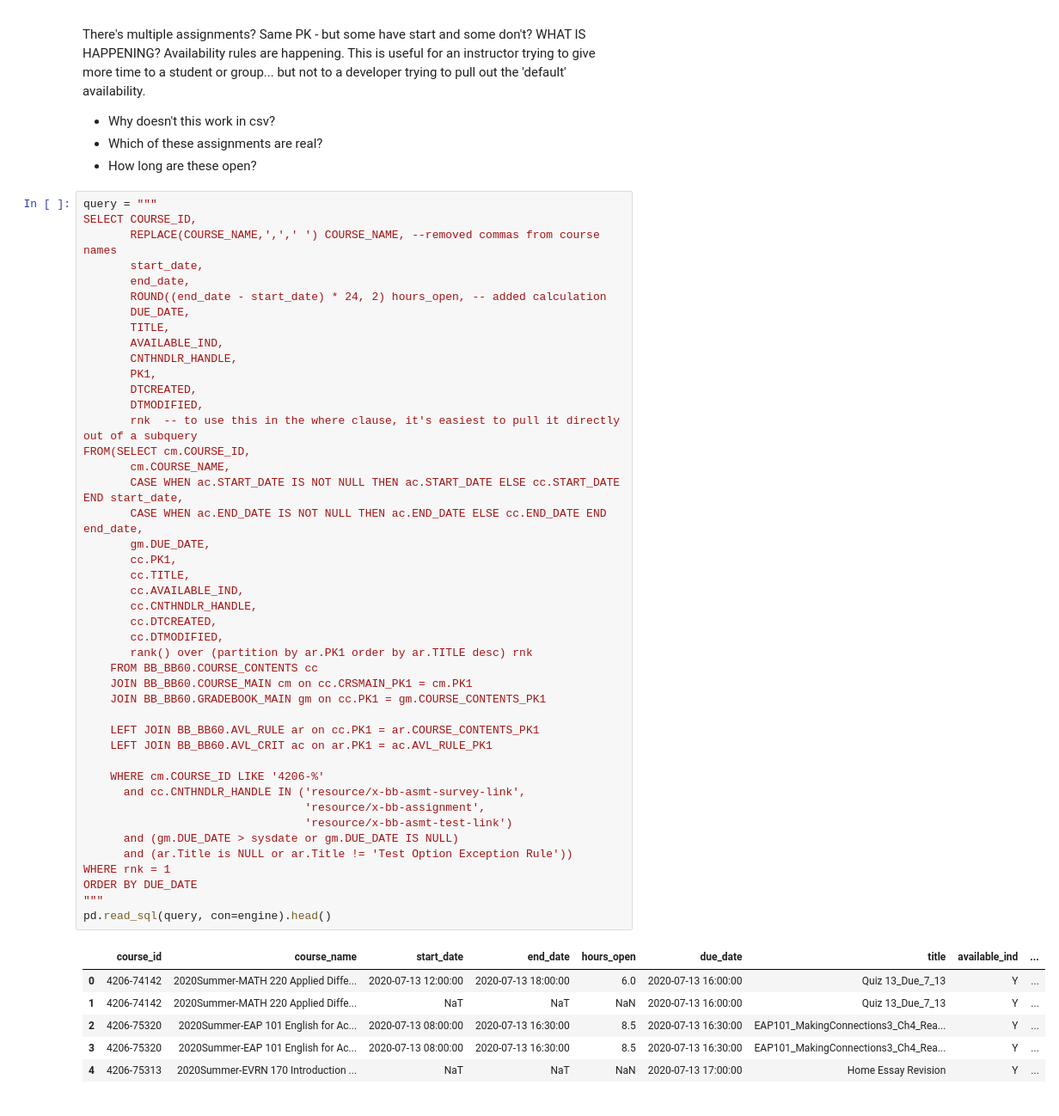
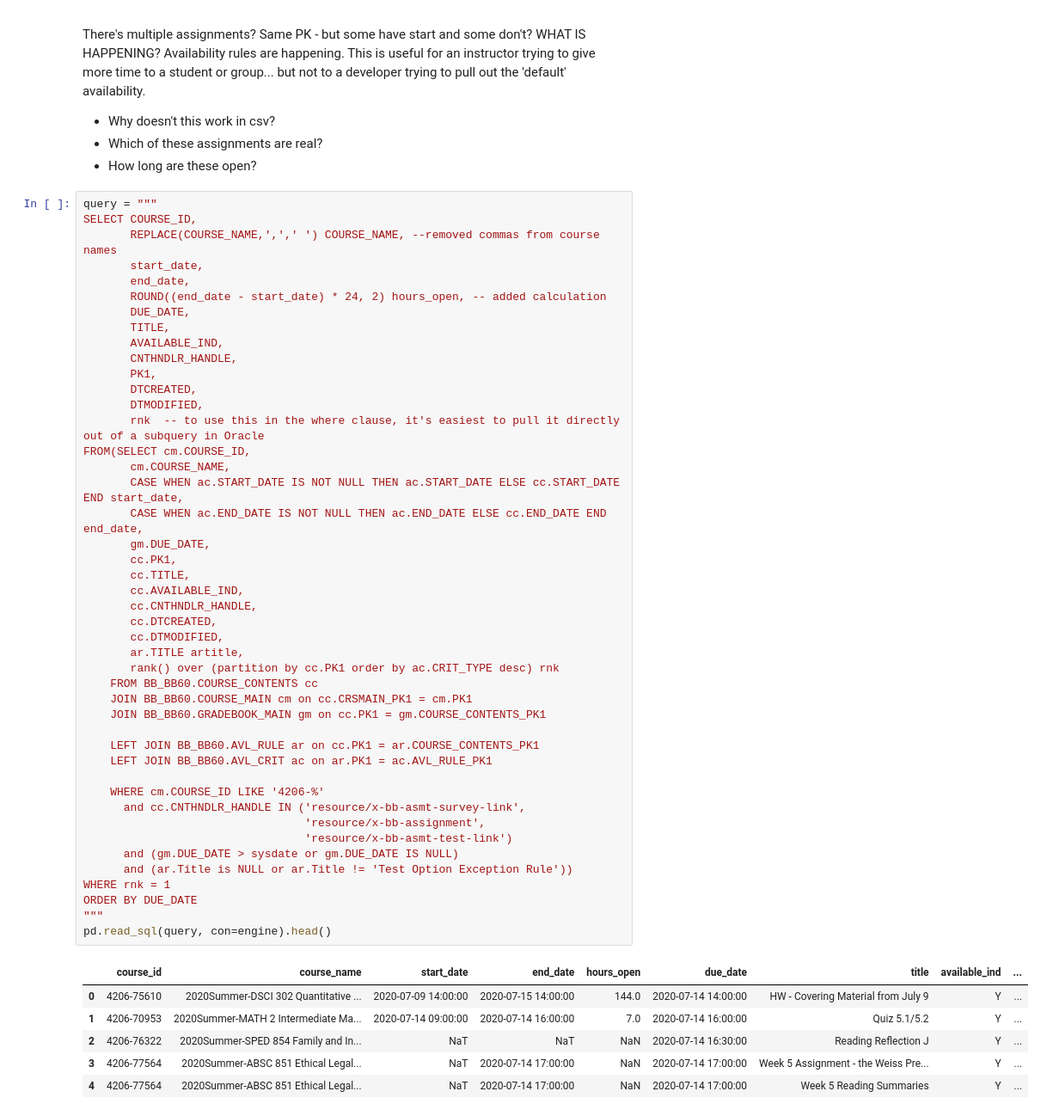
Before and after one commit to mdeakyne/SQL-Queries, a Jupyter notebook: Query2.ipynb, the cells around one changed output. Shown at 86% size. Cells and saved outputs as stored; diff of their text form.

```diff
--- a/Query2.ipynb
+++ b/Query2.ipynb
@@ -151,40 +151,41 @@ SELECT COURSE_ID,
        PK1,
        DTCREATED,
        DTMODIFIED,
-       rnk  -- to use this in the where clause, it's easiest to pull it directly out of a subquery
+       rnk  -- to use this in the where clause, it's easiest to pull it directly out of a subquery in Oracle
 FROM(SELECT cm.COURSE_ID,
        cm.COURSE_NAME,
        CASE WHEN ac.START_DATE IS NOT NULL THEN ac.START_DATE ELSE cc.START_DATE END start_date,
        CASE WHEN ac.END_DATE IS NOT NULL THEN ac.END_DATE ELSE cc.END_DATE END end_date,
        gm.DUE_DATE,
        cc.PK1,
        cc.TITLE,
        cc.AVAILABLE_IND,
        cc.CNTHNDLR_HANDLE,
        cc.DTCREATED,
        cc.DTMODIFIED,
-       rank() over (partition by ar.PK1 order by ar.TITLE desc) rnk
+       ar.TITLE artitle,
+       rank() over (partition by cc.PK1 order by ac.CRIT_TYPE desc) rnk
     FROM BB_BB60.COURSE_CONTENTS cc
     JOIN BB_BB60.COURSE_MAIN cm on cc.CRSMAIN_PK1 = cm.PK1
     JOIN BB_BB60.GRADEBOOK_MAIN gm on cc.PK1 = gm.COURSE_CONTENTS_PK1
 
     LEFT JOIN BB_BB60.AVL_RULE ar on cc.PK1 = ar.COURSE_CONTENTS_PK1
     LEFT JOIN BB_BB60.AVL_CRIT ac on ar.PK1 = ac.AVL_RULE_PK1
 
     WHERE cm.COURSE_ID LIKE '4206-%'
       and cc.CNTHNDLR_HANDLE IN ('resource/x-bb-asmt-survey-link',
                                  'resource/x-bb-assignment',
                                  'resource/x-bb-asmt-test-link')
       and (gm.DUE_DATE > sysdate or gm.DUE_DATE IS NULL)
       and (ar.Title is NULL or ar.Title != 'Test Option Exception Rule'))
 WHERE rnk = 1
 ORDER BY DUE_DATE
 """
 pd.read_sql(query, con=engine).head()
 # %% [output]
 |  | course_id | course_name | start_date | end_date | hours_open | due_date | title | available_ind | ... |
-| 0 | 4206-74142 | 2020Summer-MATH 220 Applied Diffe... | 2020-07-13 12:00:00 | 2020-07-13 18:00:00 | 6.0 | 2020-07-13 16:00:00 | Quiz 13_Due_7_13 | Y | ... |
-| 1 | 4206-74142 | 2020Summer-MATH 220 Applied Diffe... | NaT | NaT | NaN | 2020-07-13 16:00:00 | Quiz 13_Due_7_13 | Y | ... |
-| 2 | 4206-75320 | 2020Summer-EAP 101 English for Ac... | 2020-07-13 08:00:00 | 2020-07-13 16:30:00 | 8.5 | 2020-07-13 16:30:00 | EAP101_MakingConnections3_Ch4_Rea... | Y | ... |
-| 3 | 4206-75320 | 2020Summer-EAP 101 English for Ac... | 2020-07-13 08:00:00 | 2020-07-13 16:30:00 | 8.5 | 2020-07-13 16:30:00 | EAP101_MakingConnections3_Ch4_Rea... | Y | ... |
-| 4 | 4206-75313 | 2020Summer-EVRN 170 Introduction ... | NaT | NaT | NaN | 2020-07-13 17:00:00 | Home Essay Revision | Y | ... |
+| 0 | 4206-75610 | 2020Summer-DSCI 302 Quantitative ... | 2020-07-09 14:00:00 | 2020-07-15 14:00:00 | 144.0 | 2020-07-14 14:00:00 | HW - Covering Material from July 9 | Y | ... |
+| 1 | 4206-70953 | 2020Summer-MATH 2 Intermediate Ma... | 2020-07-14 09:00:00 | 2020-07-14 16:00:00 | 7.0 | 2020-07-14 16:00:00 | Quiz 5.1/5.2 | Y | ... |
+| 2 | 4206-76322 | 2020Summer-SPED 854 Family and In... | NaT | NaT | NaN | 2020-07-14 16:30:00 | Reading Reflection J | Y | ... |
+| 3 | 4206-77564 | 2020Summer-ABSC 851 Ethical Legal... | NaT | 2020-07-14 17:00:00 | NaN | 2020-07-14 17:00:00 | Week 5 Assignment - the Weiss Pre... | Y | ... |
+| 4 | 4206-77564 | 2020Summer-ABSC 851 Ethical Legal... | NaT | 2020-07-14 17:00:00 | NaN | 2020-07-14 17:00:00 | Week 5 Reading Summaries | Y | ... |
```
Also changed, not shown: parts of 11 cells of this notebook, 4 other files.
